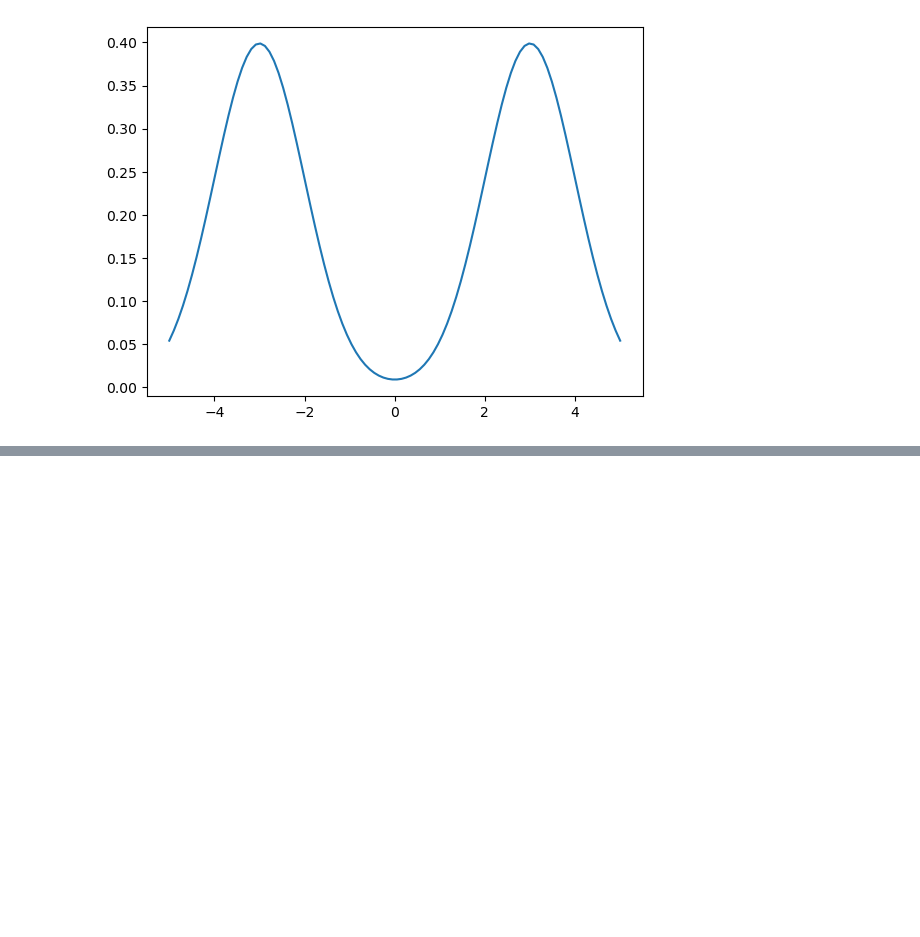
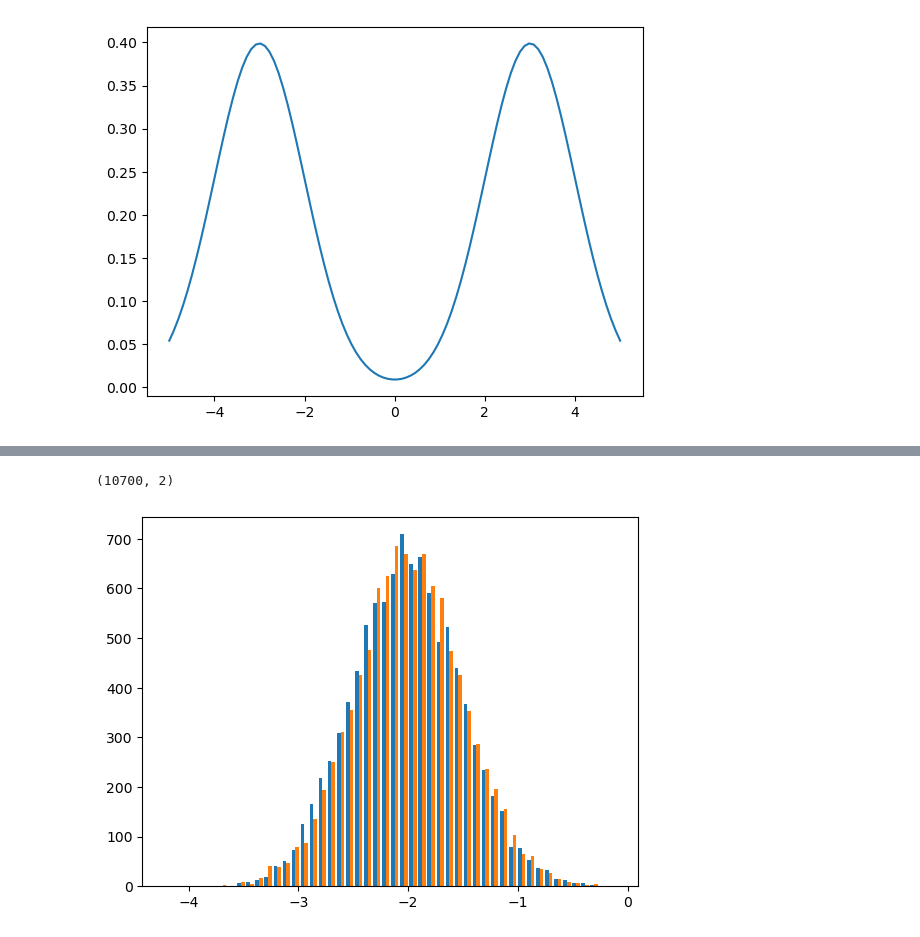
Before and after one commit to Bloomistell/DistributionFitting, a Jupyter notebook: test.ipynb, the cells around one changed output, grey strips where cells are left out. Saved outputs shown, nothing was run; the diff lists cells and outputs as text; code cells hidden in the pictures; blank space fills up the shorter version.

```diff
--- a/test.ipynb
+++ b/test.ipynb
@@ -53,0 +73,15 @@ plt.show()
+# %%
+# Generating synthetic data
+np.random.seed(0)
+data_1 = np.random.normal(loc=-2, scale=0.5, size=(10000, 2))
+data_2 = np.random.normal(loc=2, scale=1.0, size=(700, 2))
+data = np.vstack([data_1, data_2])
+print(data.shape)
+
+plt.hist(data_1, bins=50)
+# plt.hist(data[:, 1], bins=50)
+# plt.scatter(data[:, 0], data[:, 1])
+plt.show()
+# %% [output]
+(10700, 2)
+[figure, added]
```
Also changed, not shown: parts of 3 cells of this notebook, 5 other files.
